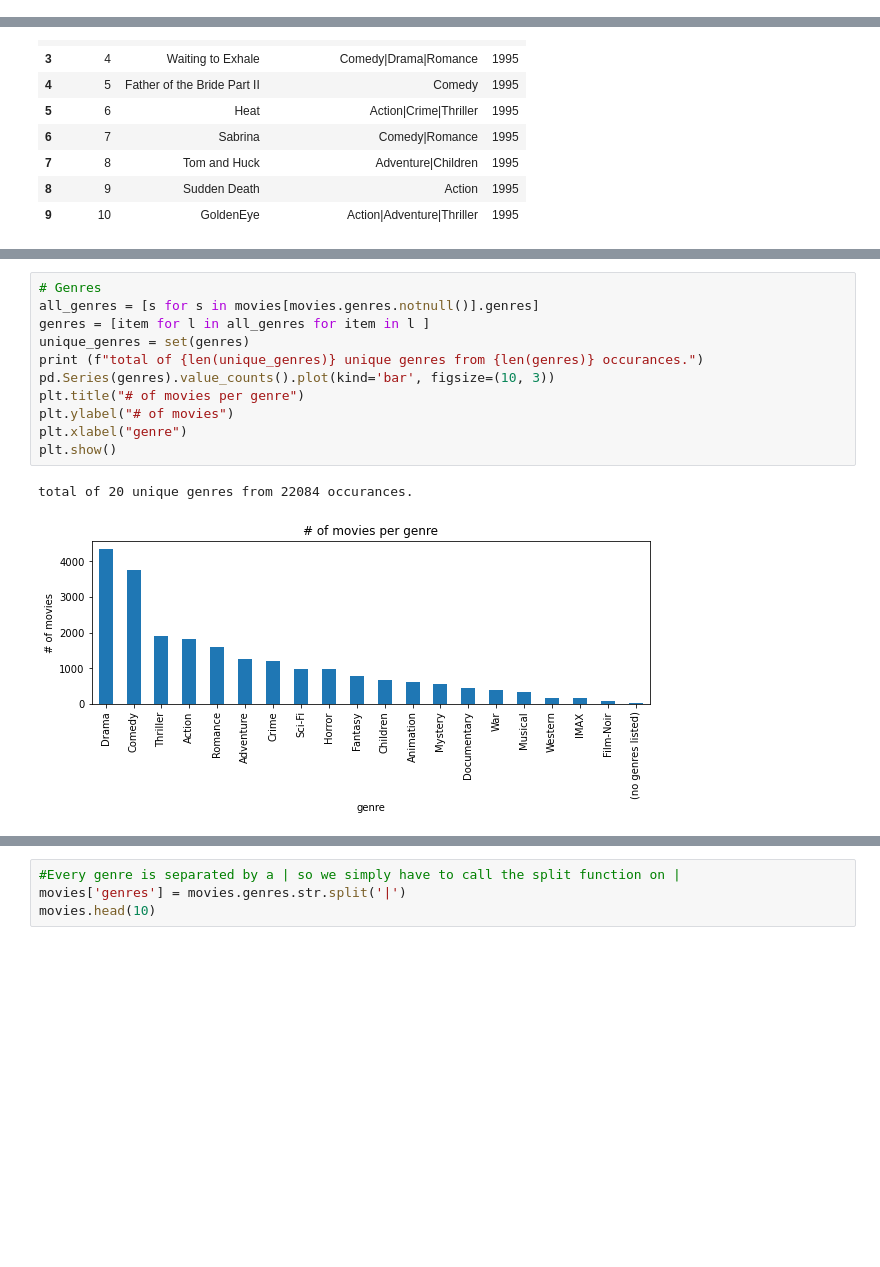
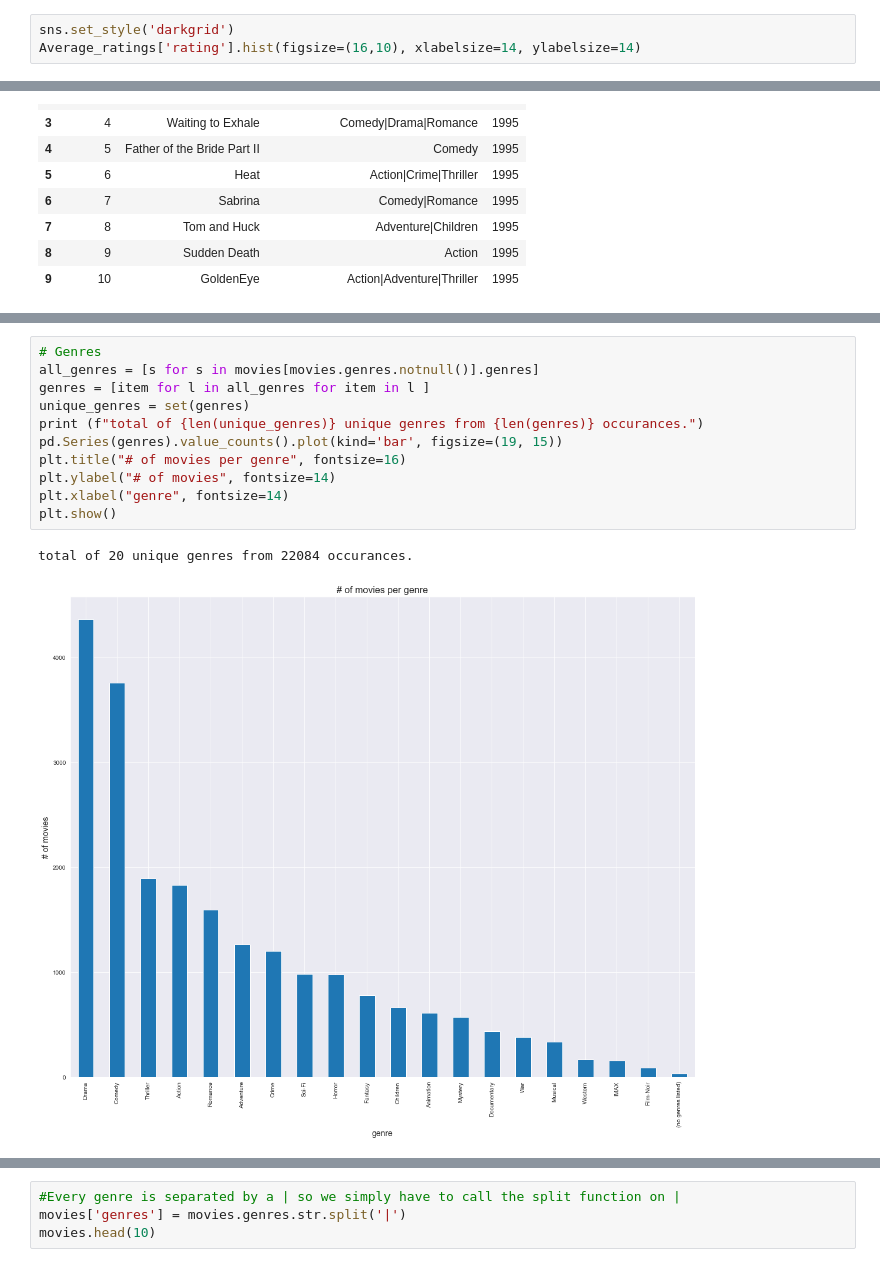
Before and after one commit to vchen-98/dsc_phase_4_proj, a Jupyter notebook: working_final.ipynb, the cells around one changed output, grey strips where cells are left out. Drawn from its saved outputs; the diff is of its cells as text; blank space fills up the shorter version.

```diff
--- a/working_final.ipynb
+++ b/working_final.ipynb
@@ -104,0 +107,3 @@ Average_ratings.head(10)
+# %%
+sns.set_style('darkgrid')
+Average_ratings['rating'].hist(figsize=(16,10), xlabelsize=14, ylabelsize=14)
@@ -159,17 +172,17 @@ movies
 # %%
 # Genres
 all_genres = [s for s in movies[movies.genres.notnull()].genres]
 genres = [item for l in all_genres for item in l ]
 unique_genres = set(genres)
 print (f"total of {len(unique_genres)} unique genres from {len(genres)} occurances.")
-pd.Series(genres).value_counts().plot(kind='bar', figsize=(10, 3))
-plt.title("# of movies per genre")
-plt.ylabel("# of movies")
-plt.xlabel("genre")
+pd.Series(genres).value_counts().plot(kind='bar', figsize=(19, 15))
+plt.title("# of movies per genre", fontsize=16)
+plt.ylabel("# of movies", fontsize=14)
+plt.xlabel("genre", fontsize=14)
 plt.show()
 # %% [output]
 total of 20 unique genres from 22084 occurances.
-[figure, old version]
+[figure, new version]
 # %%
 # Years
 years = movies[movies.year.notnull()].year # get rows where year is not None
```
Also changed, not shown: parts of 22 cells of this notebook.
